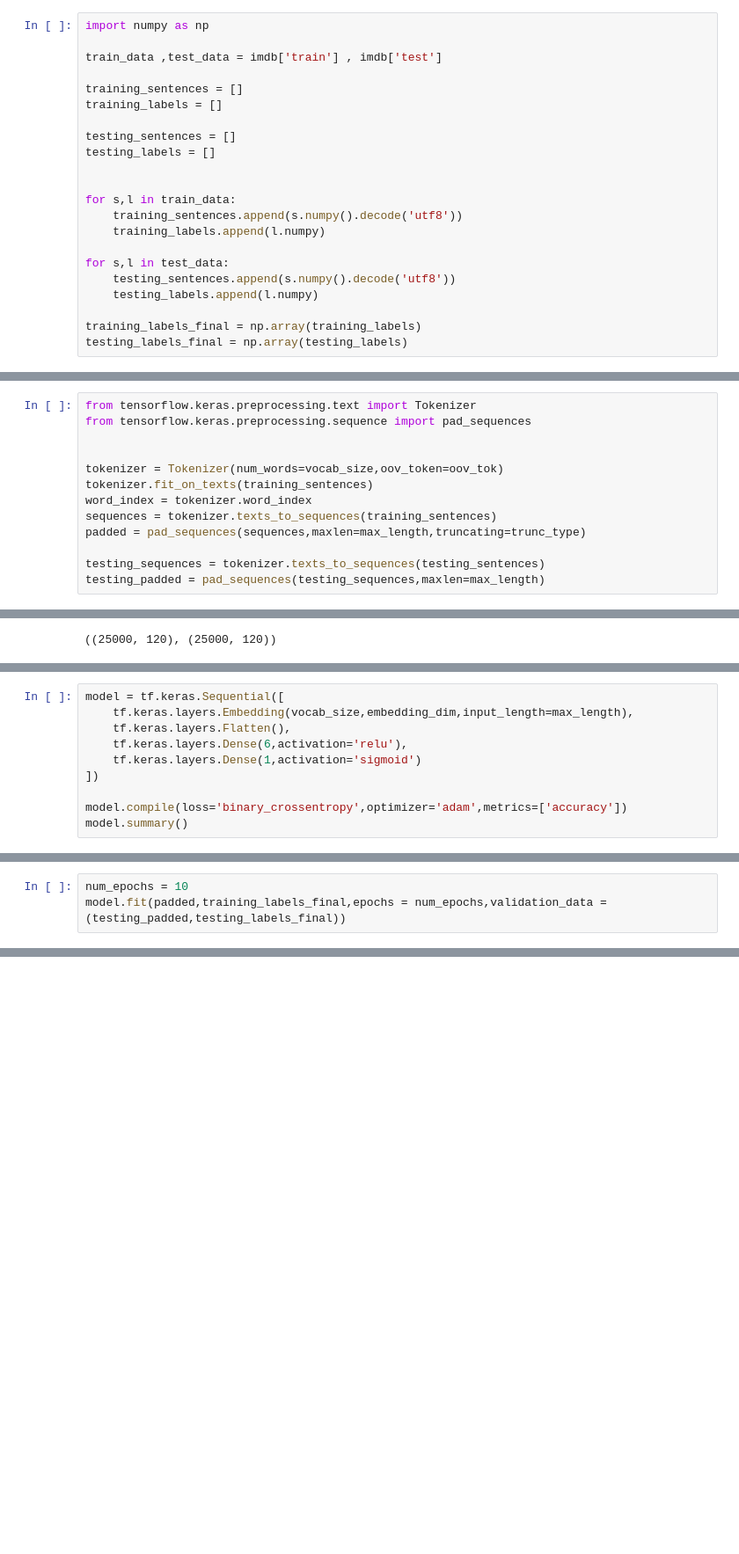
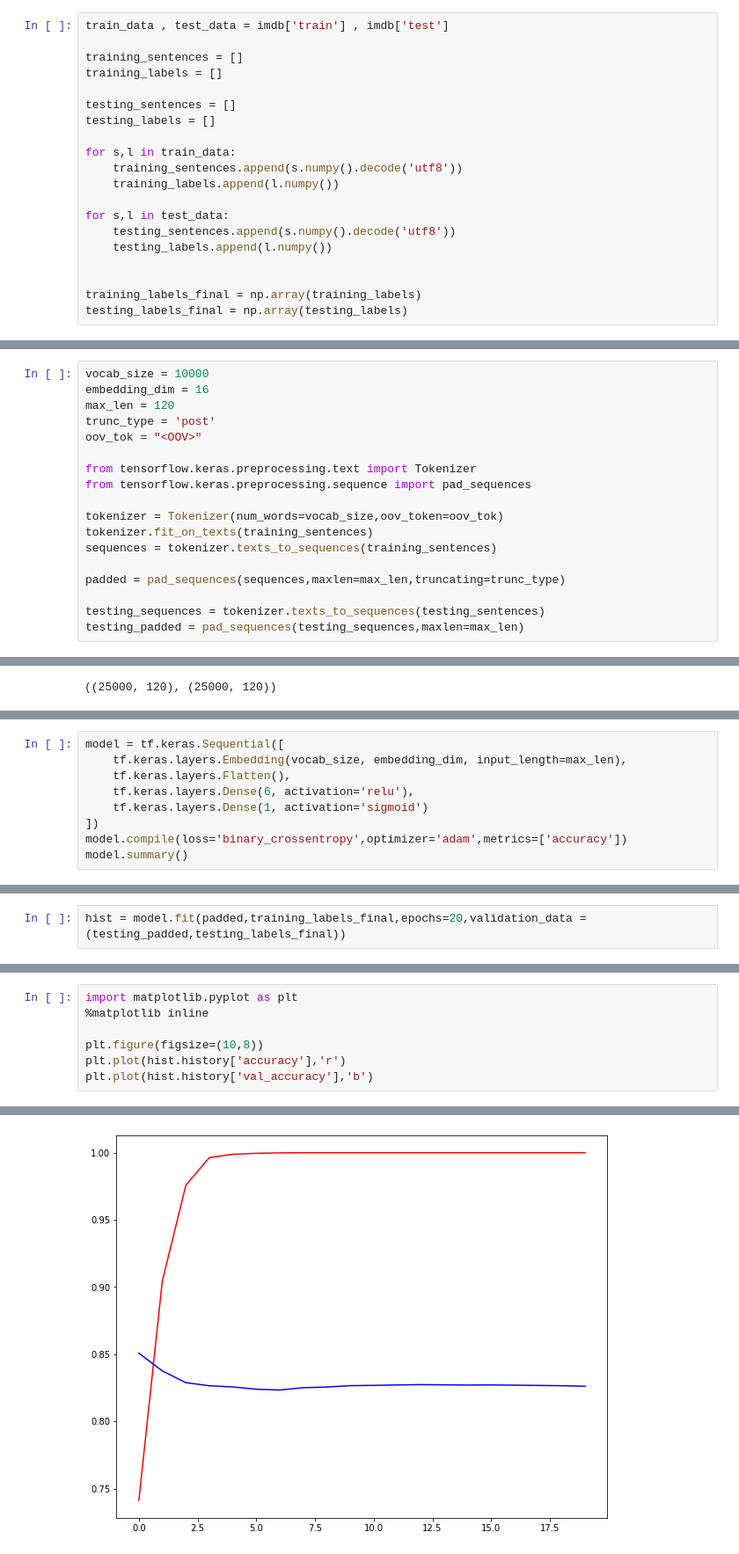
Before and after one commit to AbhishekMaity001/Tensorflow-Codes, a Jupyter notebook: 16.NLP Imdb reviews Dataset.ipynb, the cells around one changed output, grey strips where cells are left out. Shown at 88% size. Cells and saved outputs as stored; diff of their text form; blank space fills up the shorter version.

Commit message:
update IMDB reviews

```diff
--- a/16.NLP Imdb reviews Dataset.ipynb
+++ b/16.NLP Imdb reviews Dataset.ipynb
@@ -16,7 +9,5 @@ dict_keys(['test', 'train', 'unsupervised'])
 # %%
-import numpy as np
-
-train_data ,test_data = imdb['train'] , imdb['test']
+train_data , test_data = imdb['train'] , imdb['test']
 
 training_sentences = []
 training_labels = []
@@ -24,14 +15,14 @@ training_labels = []
 testing_sentences = []
 testing_labels = []
 
-
 for s,l in train_data:
     training_sentences.append(s.numpy().decode('utf8'))
-    training_labels.append(l.numpy)
+    training_labels.append(l.numpy())
 
 for s,l in test_data:
     testing_sentences.append(s.numpy().decode('utf8'))
-    testing_labels.append(l.numpy)
+    testing_labels.append(l.numpy())
+
 
 training_labels_final = np.array(training_labels)
 testing_labels_final = np.array(testing_labels)
@@ -64,16 +29,21 @@ oov_tok = "<OOV>"
 # %%
+vocab_size = 10000
+embedding_dim = 16
+max_len = 120
+trunc_type = 'post'
+oov_tok = "<OOV>"
+
 from tensorflow.keras.preprocessing.text import Tokenizer
 from tensorflow.keras.preprocessing.sequence import pad_sequences
 
-
 tokenizer = Tokenizer(num_words=vocab_size,oov_token=oov_tok)
 tokenizer.fit_on_texts(training_sentences)
-word_index = tokenizer.word_index
 sequences = tokenizer.texts_to_sequences(training_sentences)
-padded = pad_sequences(sequences,maxlen=max_length,truncating=trunc_type)
+
+padded = pad_sequences(sequences,maxlen=max_len,truncating=trunc_type)
 
 testing_sequences = tokenizer.texts_to_sequences(testing_sentences)
-testing_padded = pad_sequences(testing_sequences,maxlen=max_length)
+testing_padded = pad_sequences(testing_sequences,maxlen=max_len)
 # %%
 padded.shape,testing_padded.shape
 # %% [output]
@@ -119,11 +64,10 @@ for i in padded[3]:
 # %%
 model = tf.keras.Sequential([
-    tf.keras.layers.Embedding(vocab_size,embedding_dim,input_length=max_length),
+    tf.keras.layers.Embedding(vocab_size, embedding_dim, input_length=max_len),
     tf.keras.layers.Flatten(),
-    tf.keras.layers.Dense(6,activation='relu'),
-    tf.keras.layers.Dense(1,activation='sigmoid')
+    tf.keras.layers.Dense(6, activation='relu'),
+    tf.keras.layers.Dense(1, activation='sigmoid')
 ])
-
 model.compile(loss='binary_crossentropy',optimizer='adam',metrics=['accuracy'])
 model.summary()
 # %% [output]
@@ -144,6 +88,5 @@ Trainable params: 171,533
 Non-trainable params: 0
 _________________________________________________________________
 # %%
-num_epochs = 10
-model.fit(padded,training_labels_final,epochs = num_epochs,validation_data = (testing_padded,testing_labels_final))
+hist = model.fit(padded,training_labels_final,epochs=20,validation_data = (testing_padded,testing_labels_final))
 # %% [output]
@@ -150,0 +110,8 @@ ValueError: Failed to convert a NumPy array to a Tensor (Unsupported object type
+# %%
+import matplotlib.pyplot as plt
+%matplotlib inline
+
+plt.figure(figsize=(10,8))
+plt.plot(hist.history['accuracy'],'r')
+plt.plot(hist.history['val_accuracy'],'b')
+# %% [output]
@@ -150,0 +119 @@ ValueError: Failed to convert a NumPy array to a Tensor (Unsupported object type
+[figure, added]
```
Also changed, not shown: parts of 17 cells of this notebook.
